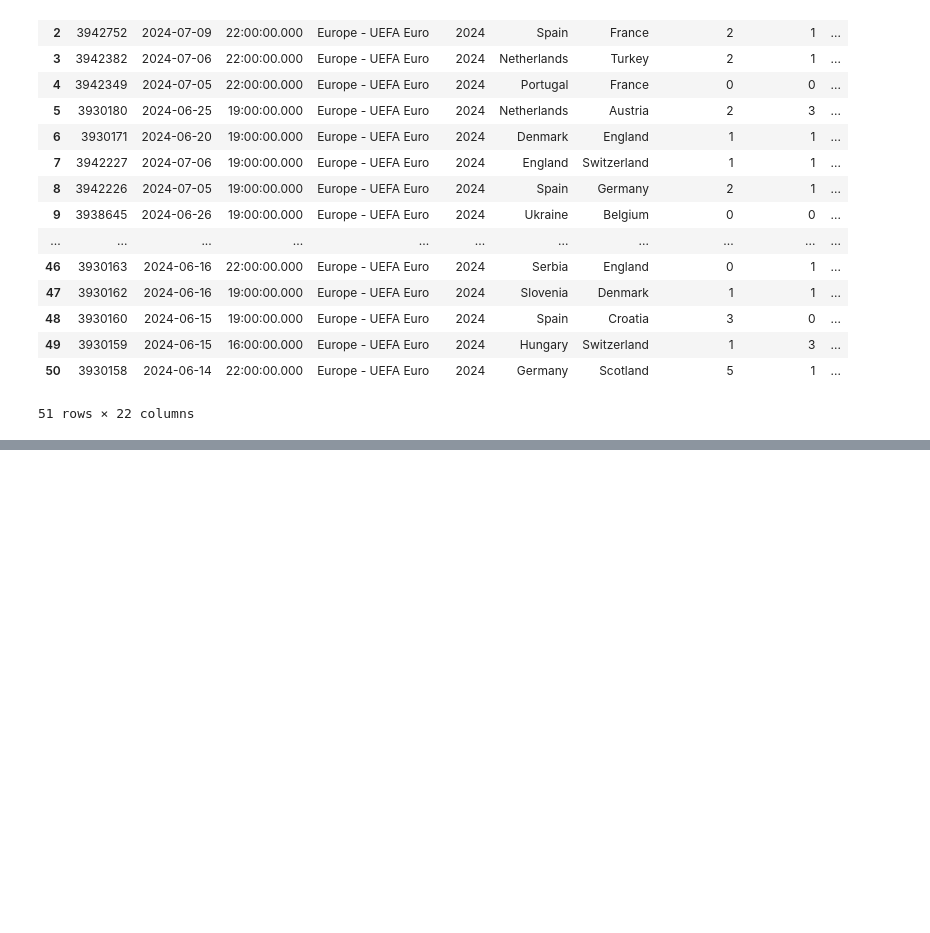
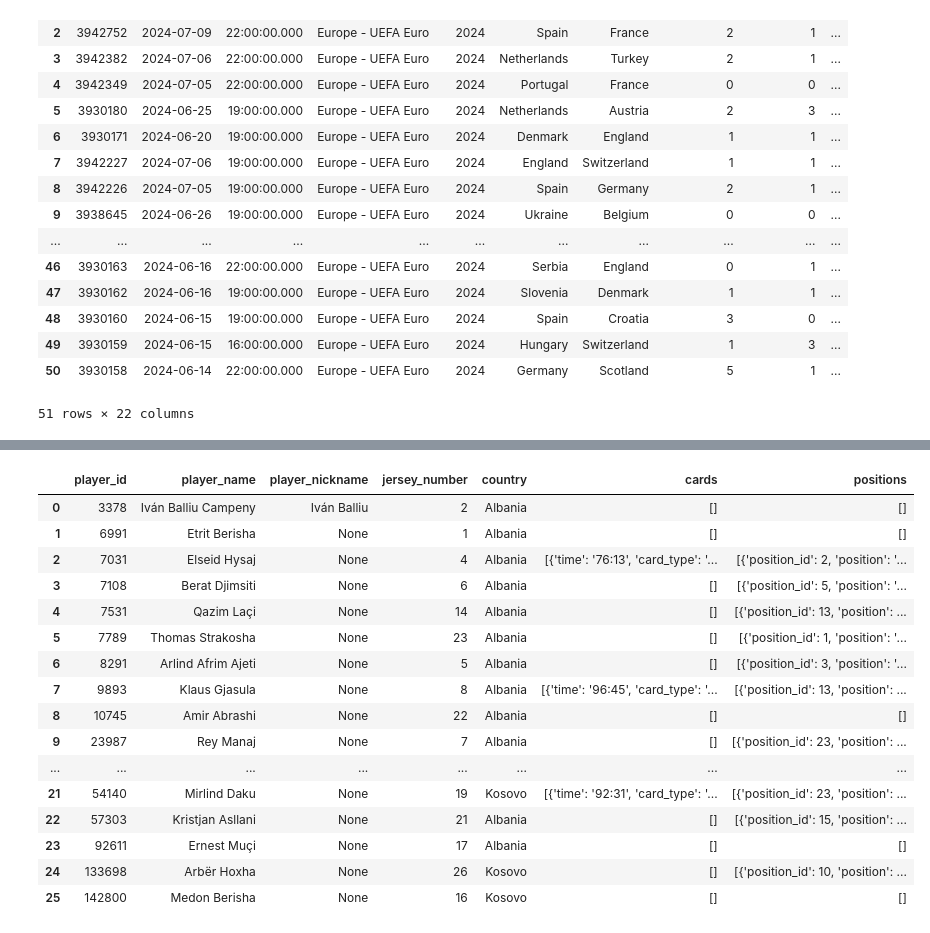
Before and after one commit to ItsMeAbby/Football-Analytics, a Jupyter notebook: data.ipynb, the cells around one changed output, grey strips where cells are left out. Drawn from its saved outputs; the diff is of its cells as text; code cells hidden in the pictures; blank space fills up the shorter version.

```diff
--- a/data.ipynb
+++ b/data.ipynb
@@ -138,2 +271,20 @@ match_row.to_dict(orient='records')
 # %%
-sb.lineups(3930167)["Albania"]"]
+sb.lineups(3930167)["Albania"]
+# %% [output]
+|  | player_id | player_name | player_nickname | jersey_number | country | cards | positions |
+| 0 | 3378 | Iván Balliu Campeny | Iván Balliu | 2 | Albania | [] | [] |
+| 1 | 6991 | Etrit Berisha | None | 1 | Albania | [] | [] |
+| 2 | 7031 | Elseid Hysaj | None | 4 | Albania | [{'time': '76:13', 'card_type': '... | [{'position_id': 2, 'position': '... |
+| 3 | 7108 | Berat Djimsiti | None | 6 | Albania | [] | [{'position_id': 5, 'position': '... |
+| 4 | 7531 | Qazim Laçi | None | 14 | Albania | [] | [{'position_id': 13, 'position': ... |
+| 5 | 7789 | Thomas Strakosha | None | 23 | Albania | [] | [{'position_id': 1, 'position': '... |
+| 6 | 8291 | Arlind Afrim Ajeti | None | 5 | Albania | [] | [{'position_id': 3, 'position': '... |
+| 7 | 9893 | Klaus Gjasula | None | 8 | Albania | [{'time': '96:45', 'card_type': '... | [{'position_id': 13, 'position': ... |
+| 8 | 10745 | Amir Abrashi | None | 22 | Albania | [] | [] |
+| 9 | 23987 | Rey Manaj | None | 7 | Albania | [] | [{'position_id': 23, 'position': ... |
+| ... | ... | ... | ... | ... | ... | ... | ... |
+| 21 | 54140 | Mirlind Daku | None | 19 | Kosovo | [{'time': '92:31', 'card_type': '... | [{'position_id': 23, 'position': ... |
+| 22 | 57303 | Kristjan Asllani | None | 21 | Albania | [] | [{'position_id': 15, 'position': ... |
+| 23 | 92611 | Ernest Muçi | None | 17 | Albania | [] | [] |
+| 24 | 133698 | Arbër Hoxha | None | 26 | Kosovo | [] | [{'position_id': 10, 'position': ... |
+| 25 | 142800 | Medon Berisha | None | 16 | Kosovo | [] | [] |
```
Also changed, not shown: parts of 32 cells of this notebook, 8 other files.
